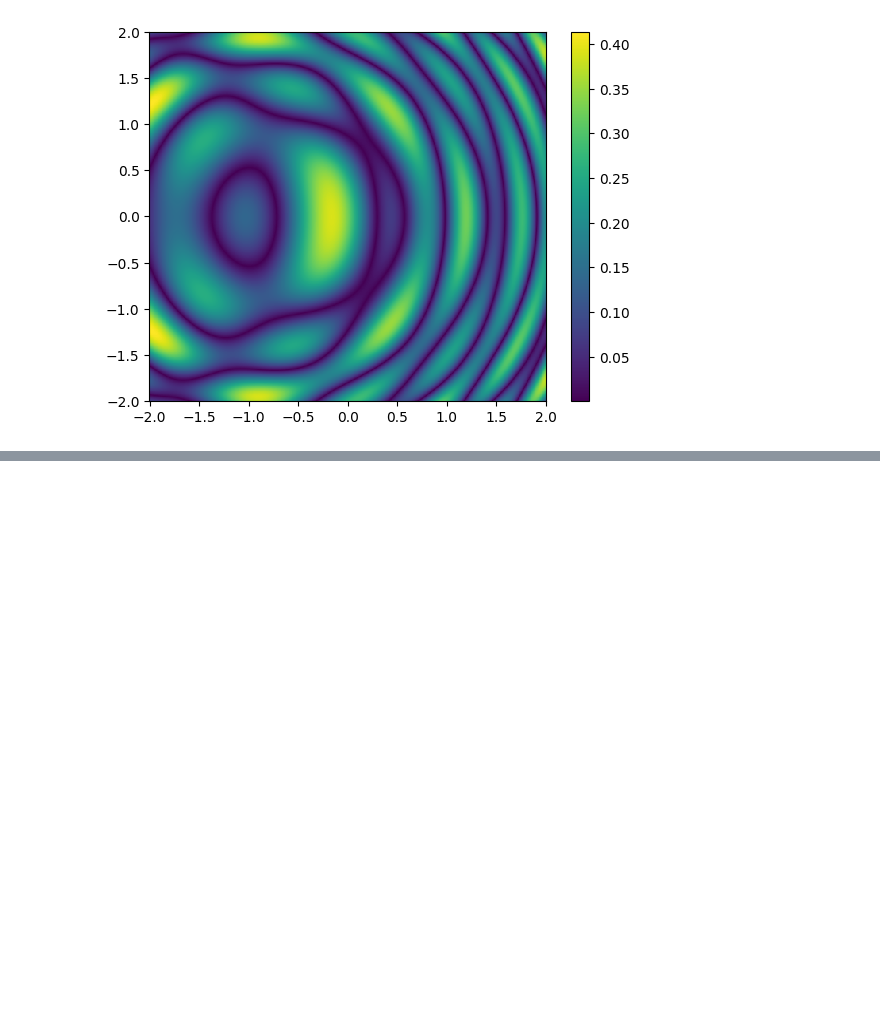
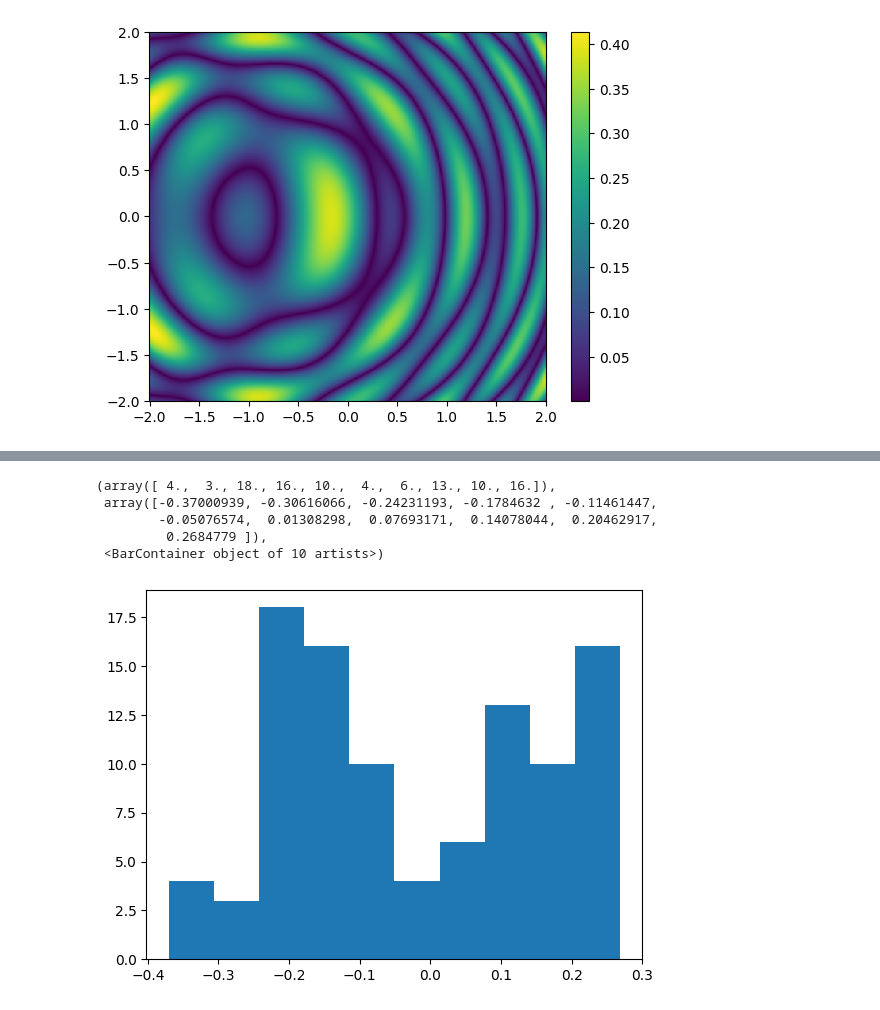
Before and after one commit to henhen724/GS_algorithm, a Jupyter notebook: plotGreensFunctions.ipynb, the cells around one changed output, grey strips where cells are left out. Saved outputs shown, nothing was run; the diff lists cells and outputs as text; code cells hidden in the pictures; blank space fills up the shorter version.

```diff
--- a/plotGreensFunctions.ipynb
+++ b/plotGreensFunctions.ipynb
@@ -82,3 +82,20 @@ plt.colorbar()
 # %% [output]
 <matplotlib.colorbar.Colorbar at 0x...>
 [figure]
+# %%
+def findJijForPoints(listOfPoints, omega_0, M, N, eta):
+    num_points = listOfPoints.shape[1]
+    J = np.zeros((num_points,num_points))
+    for i in range(num_points):
+        J[i,:] = G_eta(np.array([[listOfPoints[0]], [listOfPoints[1]]]),listOfPoints[:,i], -1j*M*np.pi/N, omega_0, N, eta) + G_eta(np.array([[listOfPoints[0]], [listOfPoints[1]]]),listOfPoints[:,i], -1j*M*np.pi/N, omega_0, N, eta)
+
+    return J
+# %%
+def generateGaussianPointsList(num_of_points, width, center=(0,0)):
+    xCoords = np.random.normal(center[0], width, num_of_points)
+    yCoords = np.random.normal(center[1], width, num_of_points)
+    return np.array([xCoords, yCoords])
+# %%
+points = generateGaussianPointsList(10, 3.0)
+# %%
+J = findJijForPoints(points, 1.0, 4, 7, 0)
@@ -84,0 +120,9 @@ plt.colorbar()
+# %%
+plt.hist(J.reshape(100))
+# %% [output]
+(array([ 4.,  3., 18., 16., 10.,  4.,  6., 13., 10., 16.]),
+ array([-0.37000939, -0.30616066, -0.24231193, -0.1784632 , -0.11461447,
+        -0.05076574,  0.01308298,  0.07693171,  0.14078044,  0.20462917,
+         0.2684779 ]),
+ <BarContainer object of 10 artists>)
+[figure, added]
```
Also changed, not shown: parts of 4 cells of this notebook.
